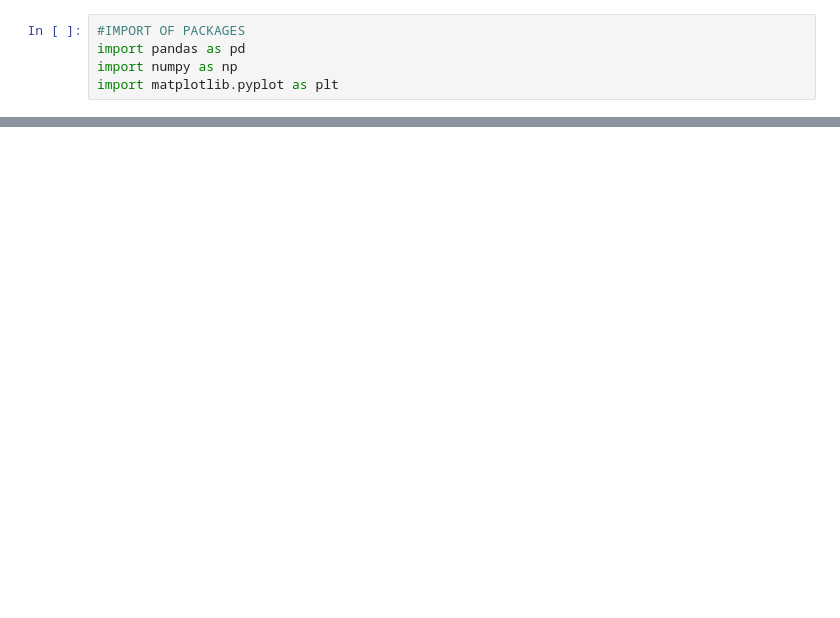
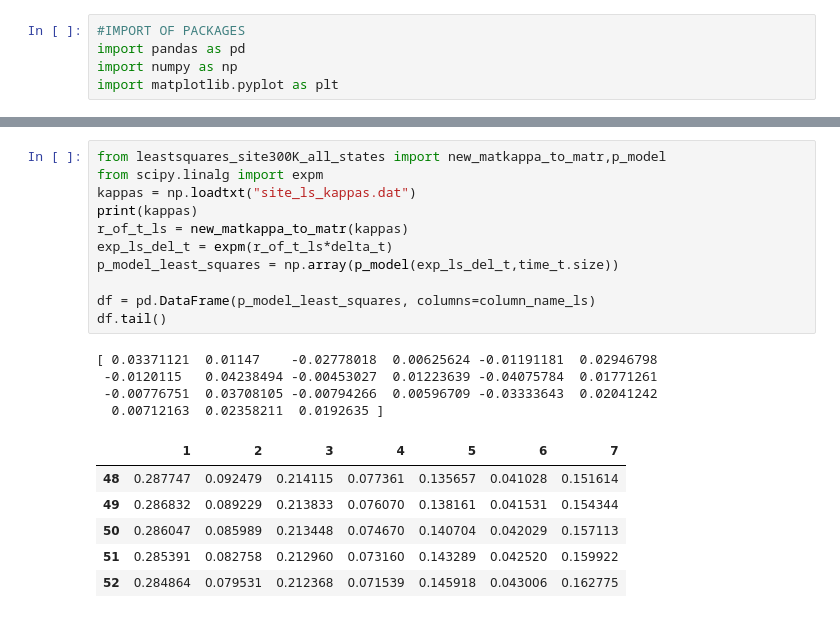
Before and after one commit to chloe-cyc/Part-II, a Jupyter notebook: MASH_optimization/data_plotting.ipynb, the cells around one changed output, grey strips where cells are left out. Cells and saved outputs as stored; diff of their text form; blank space fills up the shorter version.

```diff
--- a/MASH_optimization/data_plotting.ipynb
+++ b/MASH_optimization/data_plotting.ipynb
@@ -59 +72,23 @@ df3.tail()
+# %%
+from leastsquares_site300K_all_states import new_matkappa_to_matr,p_model
+from scipy.linalg import expm
+kappas = np.loadtxt("site_ls_kappas.dat")
+print(kappas)
+r_of_t_ls = new_matkappa_to_matr(kappas)
+exp_ls_del_t = expm(r_of_t_ls*delta_t)
+p_model_least_squares = np.array(p_model(exp_ls_del_t,time_t.size))
+
+df = pd.DataFrame(p_model_least_squares, columns=column_name_ls)
+df.tail()
+# %% [output]
+[ 0.03371121  0.01147    -0.02778018  0.00625624 -0.01191181  0.02946798
+ -0.0120115   0.04238494 -0.00453027  0.01223639 -0.04075784  0.01771261
+ -0.00776751  0.03708105 -0.00794266  0.00596709 -0.03333643  0.02041242
+  0.00712163  0.02358211  0.0192635 ]
+|  | 1 | 2 | 3 | 4 | 5 | 6 | 7 |
+| 48 | 0.287747 | 0.092479 | 0.214115 | 0.077361 | 0.135657 | 0.041028 | 0.151614 |
+| 49 | 0.286832 | 0.089229 | 0.213833 | 0.076070 | 0.138161 | 0.041531 | 0.154344 |
+| 50 | 0.286047 | 0.085989 | 0.213448 | 0.074670 | 0.140704 | 0.042029 | 0.157113 |
+| 51 | 0.285391 | 0.082758 | 0.212960 | 0.073160 | 0.143289 | 0.042520 | 0.159922 |
+| 52 | 0.284864 | 0.079531 | 0.212368 | 0.071539 | 0.145918 | 0.043006 | 0.162775 |
 # %%
```
Also changed, not shown: parts of 11 cells of this notebook, 4 other files.
